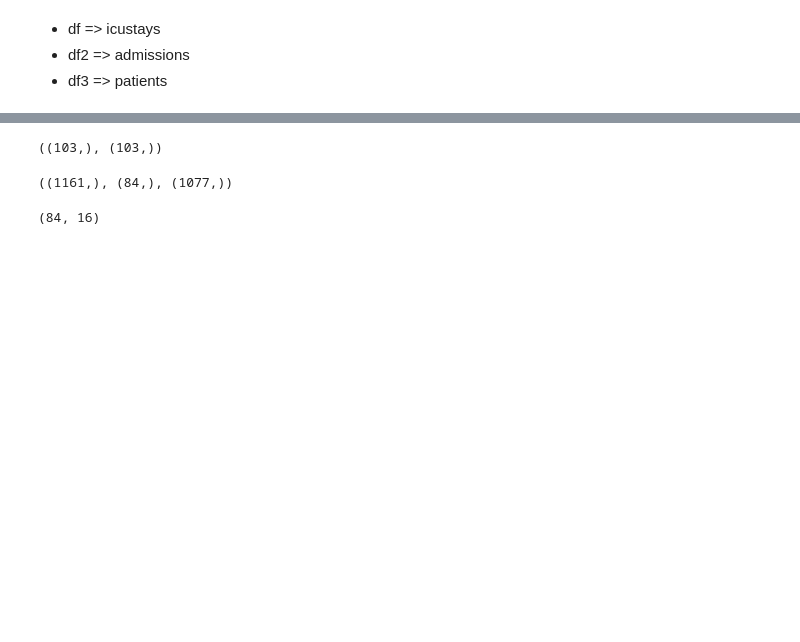
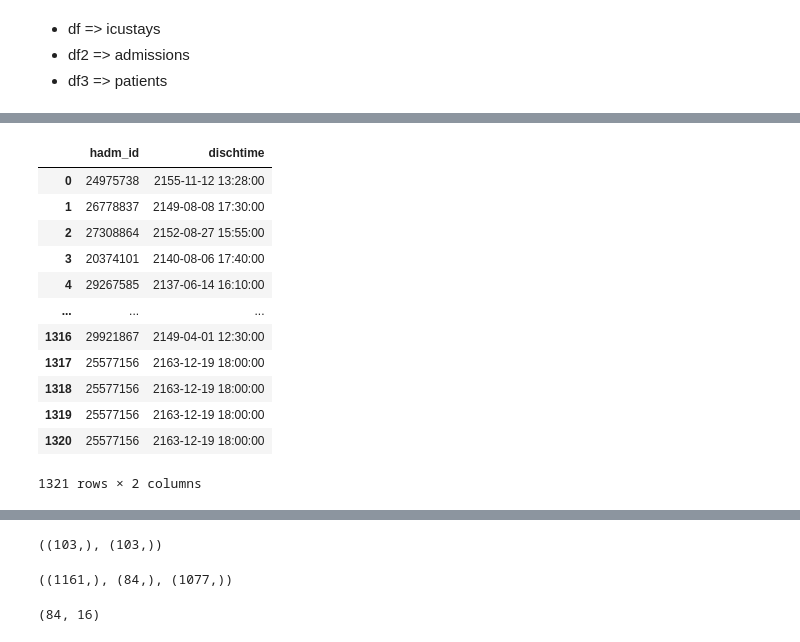
Before and after one commit to sitdownkevin/IBD-EDA, a Jupyter notebook: scripts/info_from_icustays.ipynb, the cells around one changed output, grey strips where cells are left out. Saved outputs shown, nothing was run; the diff lists cells and outputs as text; code cells hidden in the pictures; blank space fills up the shorter version.

```diff
--- a/scripts/info_from_icustays.ipynb
+++ b/scripts/info_from_icustays.ipynb
@@ -7,3 +22,19 @@ import pandas as pd
+# %%
+pd.merge(df['hadm_id'], df2[['hadm_id', 'dischtime']], on='hadm_id')
+# %% [output]
+|  | hadm_id | dischtime |
+| 0 | 24975738 | 2155-11-12 13:28:00 |
+| 1 | 26778837 | 2149-08-08 17:30:00 |
+| 2 | 27308864 | 2152-08-27 15:55:00 |
+| 3 | 20374101 | 2140-08-06 17:40:00 |
+| 4 | 29267585 | 2137-06-14 16:10:00 |
+| ... | ... | ... |
+| 1316 | 29921867 | 2149-04-01 12:30:00 |
+| 1317 | 25577156 | 2163-12-19 18:00:00 |
+| 1318 | 25577156 | 2163-12-19 18:00:00 |
+| 1319 | 25577156 | 2163-12-19 18:00:00 |
+| 1320 | 25577156 | 2163-12-19 18:00:00 |
+1321 rows × 2 columns
 # %%
 df = pd.read_csv('../data/icustays_ibd.csv')
 df.head()
```
Also changed, not shown: parts of 8 cells of this notebook.
